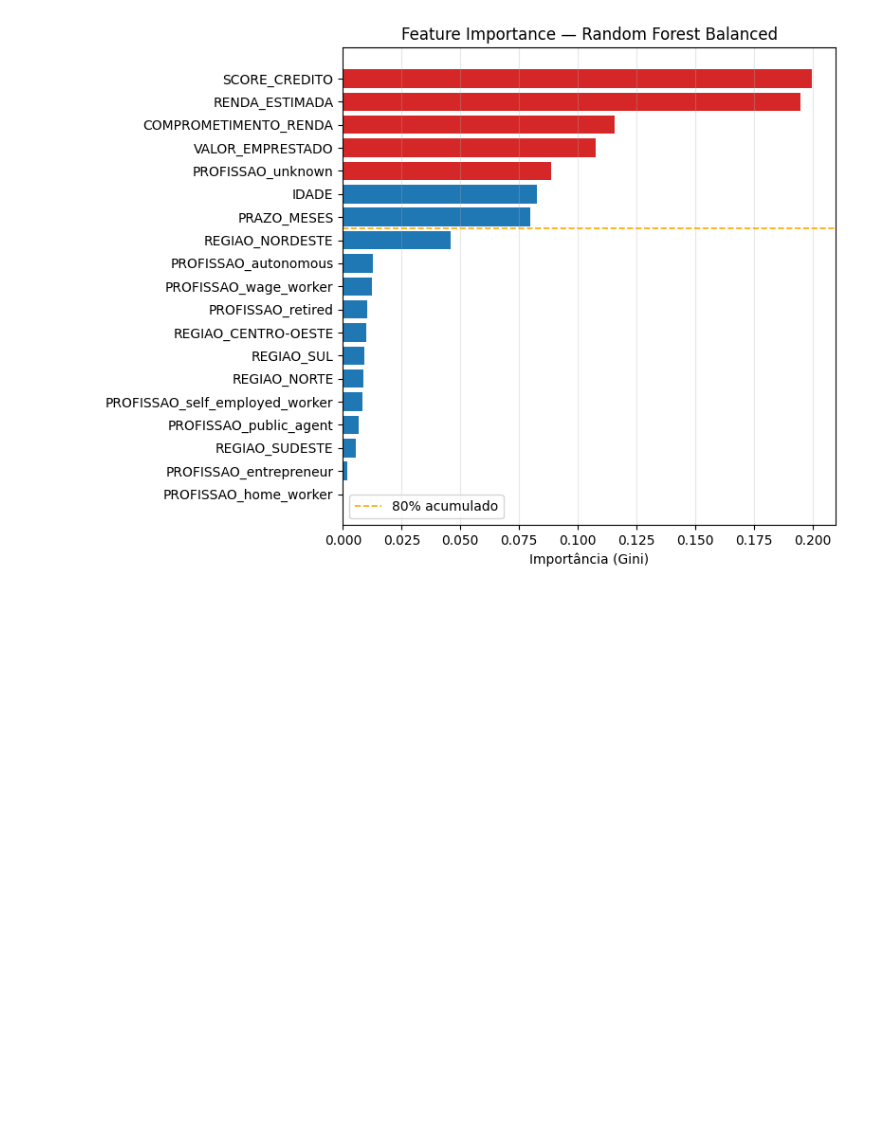
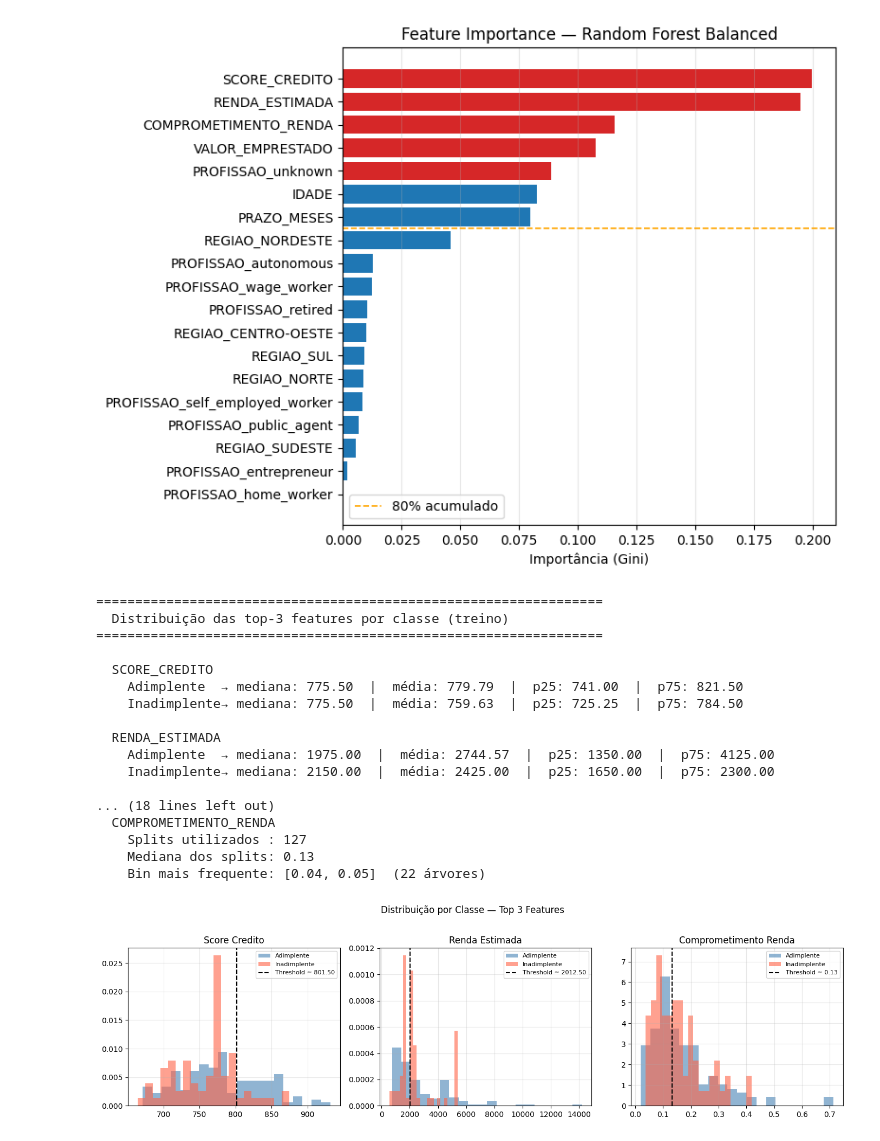
Before and after one commit to Rubiozito/caseCapim, a Jupyter notebook: case_capim.ipynb, the cells around one changed output. Saved outputs shown, nothing was run; the diff lists cells and outputs as text; code cells hidden in the pictures; blank space fills up the shorter version.

```diff
--- a/case_capim.ipynb
+++ b/case_capim.ipynb
@@ -575,3 +575,80 @@ Ranking de Feature Importance — RF (balanced, max_depth=4)
  18  PROFISSAO_entrepreneur                 0.19%        99.97%
  19  PROFISSAO_home_worker                  0.03%       100.00%
 [figure]
+# %%
+top3 = ['SCORE_CREDITO', 'RENDA_ESTIMADA', 'COMPROMETIMENTO_RENDA']
+
+df_analise = X_train.copy()
+df_analise['INADIMPLENTE'] = y_train.values
+
+print("=" * 65)
+print("  Distribuição das top-3 features por classe (treino)")
+print("=" * 65)
+for feat in top3:
+    adim  = df_analise.loc[df_analise['INADIMPLENTE'] == 0, feat]
+    inad  = df_analise.loc[df_analise['INADIMPLENTE'] == 1, feat]
+    print(f"\n  {feat}")
+    print(f"    Adimplente  → mediana: {adim.median():.2f}  |  média: {adim.mean():.2f}  |  p25: {adim.quantile(0.25):.2f}  |  p75: {adim.quantile(0.75):.2f}")
+    print(f"    Inadimplente→ mediana: {inad.median():.2f}  |  média: {inad.mean():.2f}  |  p25: {inad.quantile(0.25):.2f}  |  p75: {inad.quantile(0.75):.2f}")
+
+from collections import defaultdict
+
+feat_index = {f: list(X_train.columns).index(f) for f in top3}
+splits = defaultdict(list)
+
+for estimator in rf_bal.estimators_:
+    tree = estimator.tree_
+    for node in range(tree.node_count):
+        feat_id = tree.feature[node]
+        if feat_id < 0:  # folha
+            continue
+        fname = X_train.columns[feat_id]
+        if fname in top3:
+            splits[fname].append(tree.threshold[node])
+
+print("\n" + "=" * 65)
+print("  Thresholds mais frequentes nas árvores do RF balanced")
+print("=" * 65)
+for feat in top3:
+    vals = pd.Series(splits[feat])
+    counts, edges = np.histogram(vals, bins=20)
+    peak_bin = edges[counts.argmax()]
+    peak_bin_end = edges[counts.argmax() + 1]
+    print(f"\n  {feat}")
+    print(f"    Splits utilizados : {len(vals)}")
+    print(f"    Mediana dos splits: {vals.median():.2f}")
+    print(f"    Bin mais frequente: [{peak_bin:.2f}, {peak_bin_end:.2f}]  ({counts.max()} árvores)")
+
+fig, axes = plt.subplots(1, 3, figsize=(14, 4))
+for ax, feat in zip(axes, top3):
+    adim = df_analise.loc[df_analise['INADIMPLENTE'] == 0, feat]
+    inad = df_analise.loc[df_analise['INADIMPLENTE'] == 1, feat]
+    ax.hist(adim, bins=20, alpha=0.6, label='Adimplente', color='steelblue', density=True)
+    ax.hist(inad, bins=20, alpha=0.6, label='Inadimplente', color='tomato', density=True)
+    thr = pd.Series(splits[feat]).median()
+    ax.axvline(thr, color='black', linestyle='--', linewidth=1.5, label=f'Threshold ≈ {thr:.2f}')
+    ax.set_title(feat.replace('_', ' ').title())
+    ax.legend(fontsize=8)
+    ax.grid(alpha=0.3)
+fig.suptitle('Distribuição por Classe — Top 3 Features', fontsize=12, y=1.02)
+plt.tight_layout()
+plt.show()
+# %% [output]
+=================================================================
+  Distribuição das top-3 features por classe (treino)
+=================================================================
+
+  SCORE_CREDITO
+    Adimplente  → mediana: 775.50  |  média: 779.79  |  p25: 741.00  |  p75: 821.50
+    Inadimplente→ mediana: 775.50  |  média: 759.63  |  p25: 725.25  |  p75: 784.50
+
+  RENDA_ESTIMADA
+    Adimplente  → mediana: 1975.00  |  média: 2744.57  |  p25: 1350.00  |  p75: 4125.00
+    Inadimplente→ mediana: 2150.00  |  média: 2425.00  |  p25: 1650.00  |  p75: 2300.00
+
+... (18 lines left out)
+  COMPROMETIMENTO_RENDA
+    Splits utilizados : 127
+    Mediana dos splits: 0.13
+    Bin mais frequente: [0.04, 0.05]  (22 árvores)
+[figure, added]
```
